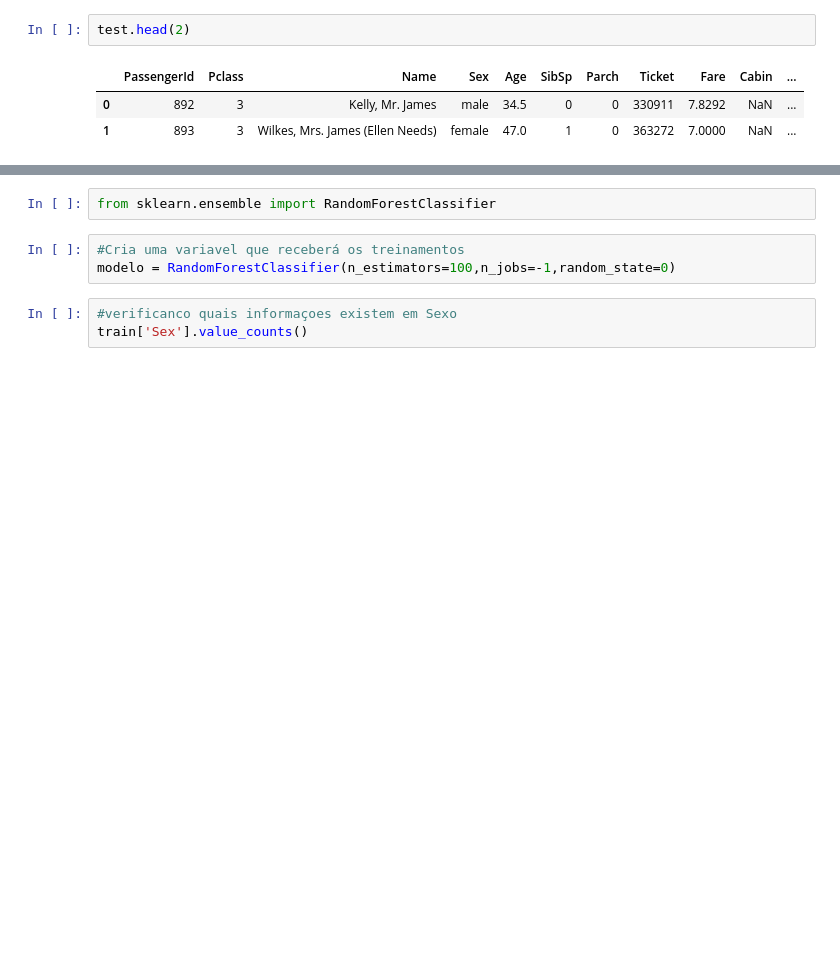
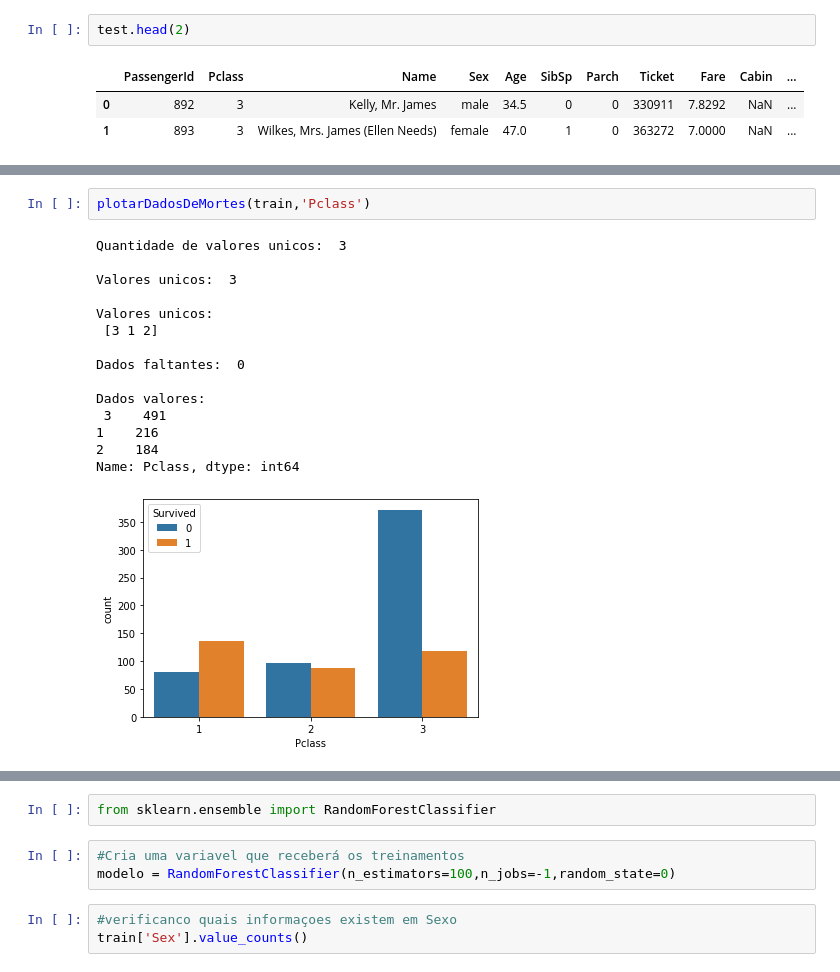
Before and after one commit to ErickNst/AnaliseDeDados, a Jupyter notebook: titanicStudy.ipynb, the cells around one changed output, grey strips where cells are left out. Drawn from its saved outputs; the diff is of its cells as text; blank space fills up the shorter version.

```diff
--- a/titanicStudy.ipynb
+++ b/titanicStudy.ipynb
@@ -21,0 +74,18 @@ train.head(2)
+# %%
+plotarDadosDeMortes(train,'Pclass')
+# %% [output]
+Quantidade de valores unicos:  3
+
+Valores unicos:  3
+
+Valores unicos:
+ [3 1 2]
+
+Dados faltantes:  0
+
+Dados valores:
+ 3    491
+1    216
+2    184
+Name: Pclass, dtype: int64
+[figure, added]
```
Also changed, not shown: parts of 9 cells of this notebook.
